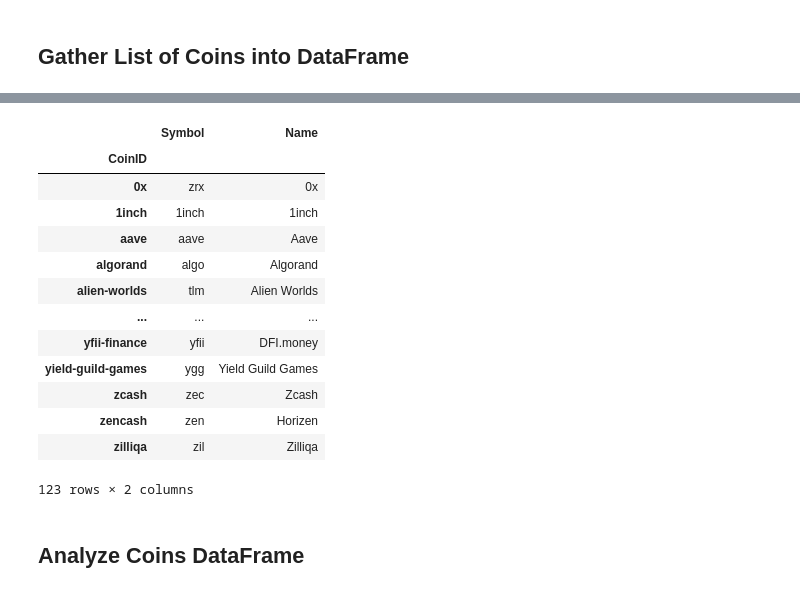
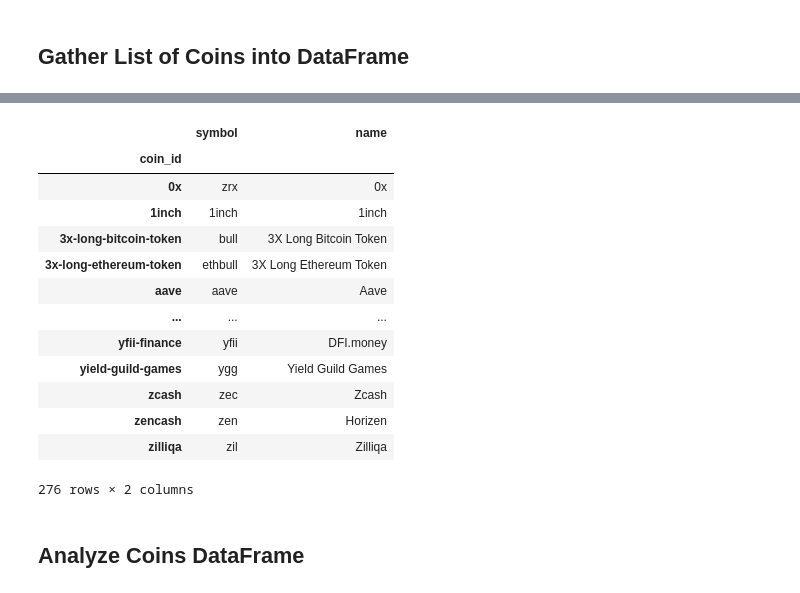
Before and after one commit to kcarter98/CryptoAnalysis, a Jupyter notebook: GatherandCleanData.ipynb, the cells around one changed output, grey strips where cells are left out. Drawn from its saved outputs; the diff is of its cells as text; code cells hidden in the pictures.

```diff
--- a/GatherandCleanData.ipynb
+++ b/GatherandCleanData.ipynb
@@ -250,7 +234,7 @@ Name: target, dtype: int64
 # %%
-# Remove Target and Target Coin ID as it is unnecessary for analysis and rename index
-tickers_df = tickers_df.drop(columns=['target', 'target_coin_id'])
-tickers_df.index.rename('TickerID', inplace=True)
+# rename index
+
+tickers_df.index.rename('ticker_id', inplace=True)
 # %%
 tickers_df.head()
 # %% [output]
@@ -268,8 +252,8 @@ print('dtypes before >>>\n')
 print(tickers_df.dtypes)
 
 tickers_df = tickers_df.convert_dtypes()
-tickers_df['Time'] = pd.to_datetime(tickers_df['Time']).apply(lambda x: x.strftime('%Y-%m-%d'))
-tickers_df['Time'] = pd.to_datetime(tickers_df['Time'])
+tickers_df['timestamp'] = pd.to_datetime(tickers_df['timestamp']).apply(lambda x: x.strftime('%Y-%m-%d'))
+tickers_df['timestamp'] = pd.to_datetime(tickers_df['timestamp'])
 
 print('\ndtypes after >>>\n')
 print(tickers_df.dtypes)
@@ -296,5 +278,6 @@ dtype: object
 # %%
 # Investigate Further for Null Values
 print(tickers_df.info(verbose = True))
+tickers_df.fillna('fiat-currency', inplace=True)
 # %% [output]
 <class 'pandas.core.frame.DataFrame'>
@@ -333,11 +318,11 @@ tickers_df
 ## Gather List of Coins to be Used
 # %%
 # Only keep coinIDs that are listed atleast 5 times in tickers table
-coin_counts = dict(tickers_df['CoinID'].value_counts())
+coin_counts = dict(tickers_df['coin_id'].value_counts())
 coin_id_list = []
 n = 0
 for coin in coin_counts:
-    if coin_counts[coin] >= 5:
+    if coin_counts[coin] >= 3:
         coin_id_list.append(coin)
         n += 1
     else:
@@ -398,24 +383,24 @@ Successfully added 123 coins for analysis
 # %%
 # Convert Coins list into dataframe
 coins_df = pd.DataFrame(selected_coins).set_index('id')
-coins_df.index = coins_df.index.rename('CoinID')
-coins_df = coins_df.rename(columns = {'symbol': 'Symbol', 'name': 'Name'})
+coins_df.index = coins_df.index.rename('coin_id')
+
 coins_df
 # %% [output]
-|  | Symbol | Name |
-| CoinID |  |  |
+|  | symbol | name |
+| coin_id |  |  |
 | 0x | zrx | 0x |
 | 1inch | 1inch | 1inch |
+| 3x-long-bitcoin-token | bull | 3X Long Bitcoin Token |
+| 3x-long-ethereum-token | ethbull | 3X Long Ethereum Token |
 | aave | aave | Aave |
-| algorand | algo | Algorand |
-| alien-worlds | tlm | Alien Worlds |
 | ... | ... | ... |
 | yfii-finance | yfii | DFI.money |
 | yield-guild-games | ygg | Yield Guild Games |
 | zcash | zec | Zcash |
 | zencash | zen | Horizen |
 | zilliqa | zil | Zilliqa |
-123 rows × 2 columns
+276 rows × 2 columns
 # %% [markdown]
 ## Analyze Coins DataFrame
 # %%
```
Also changed, not shown: parts of 29 cells of this notebook, 2 other files.
